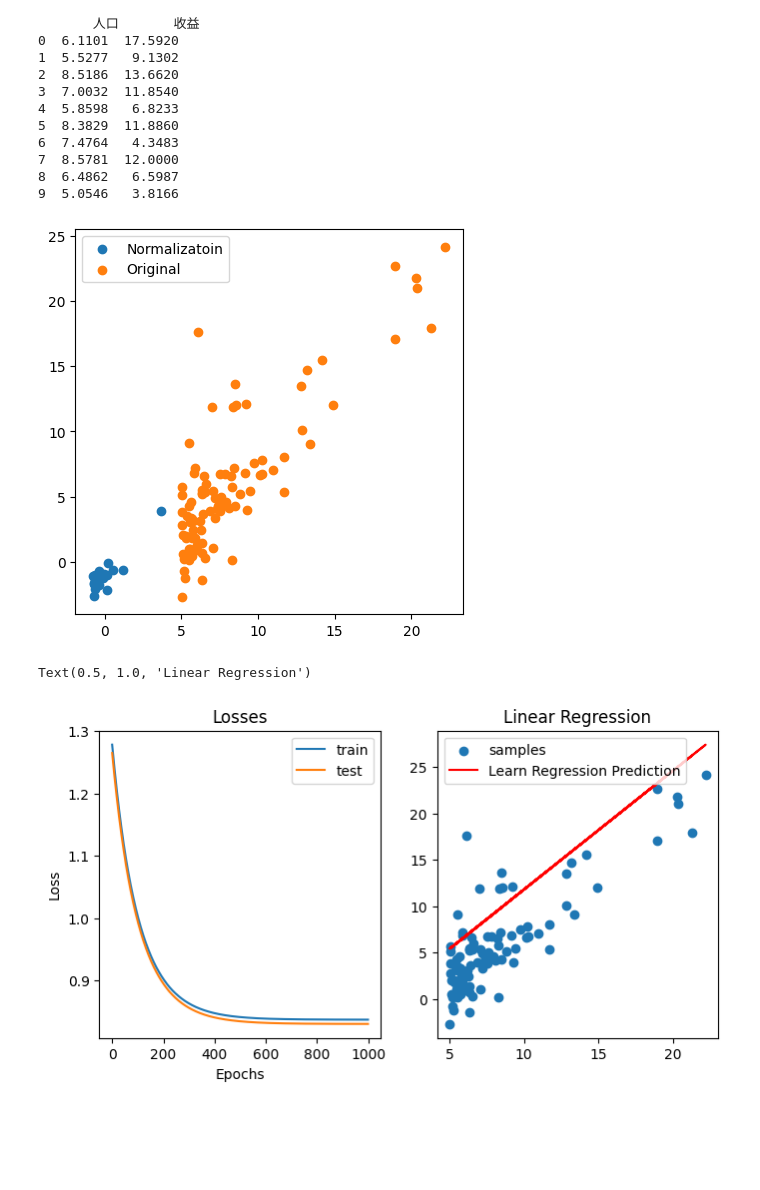
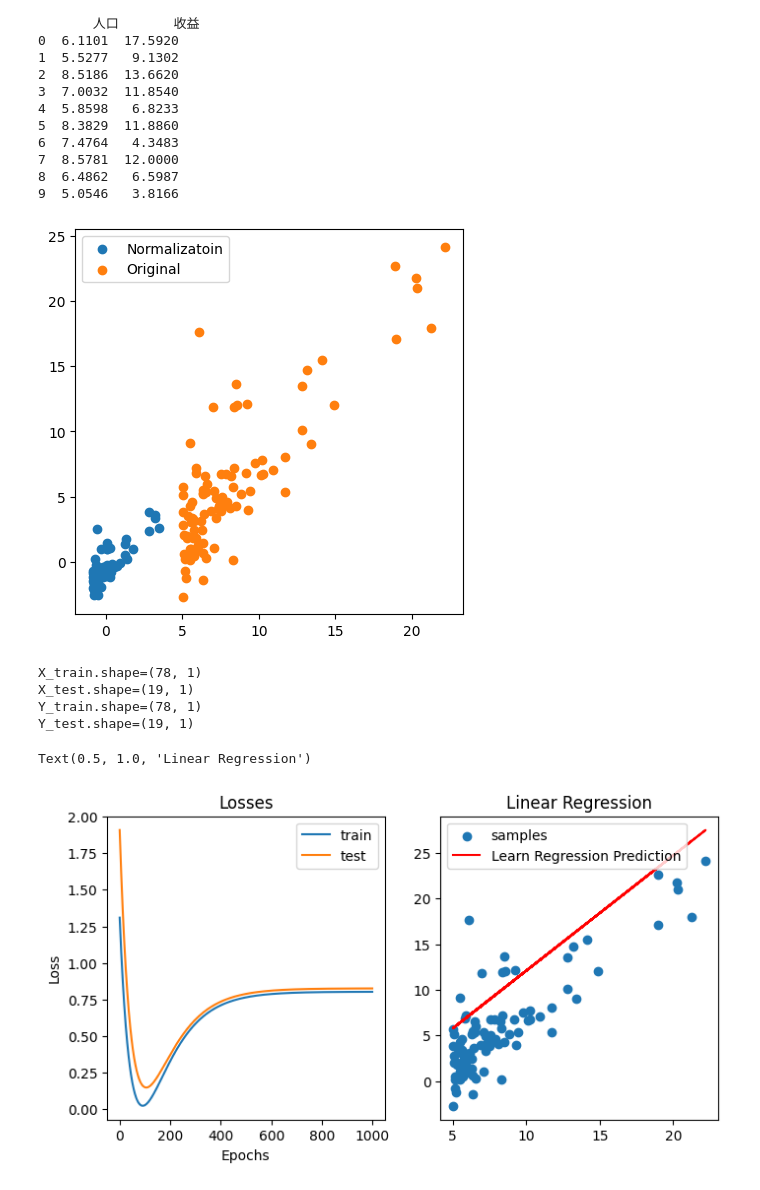
Before and after one commit to roseee-e/ML-homework, a Jupyter notebook: 第三次作业/张丁文_2200170271.ipynb, the cells around one changed output. Saved outputs shown, nothing was run; the diff lists cells and outputs as text; code cells hidden in the pictures; blank space fills up the shorter version.

```diff
--- a/第三次作业/张丁文_2200170271.ipynb
+++ b/第三次作业/张丁文_2200170271.ipynb
@@ -110,32 +110,37 @@ label.shape=(97,)
 # %%
 import matplotlib.pyplot as plt
 from sklearn.model_selection import train_test_split
 
 X = None
 Y = None
 if not isinstance(Feature, np.ndarray) and not isinstance(Y, np.ndarray):
     X = Feature.values.reshape(-1, 1)
     Y = label.values.reshape(-1, 1)
 
-X_train, X_test, Y_train, Y_test = train_test_split(X, Y, test_size=0.8)
+X_test,X_train, Y_test,  Y_train= train_test_split(X, Y, test_size=0.8)
 # normalize data
 X_train_mean = X_train.mean()
 X_train_std = X_train.std()
 X_train = (X_train-X_train_mean)/X_train_std
 X_test = (X_test-X_train_mean)/X_train_std
 Y_train = (Y_train-X_train_mean)/X_train_std
 Y_test = (Y_test-X_train_mean)/X_train_std
 
 train_losses = []
 test_losses = []
 
 plt.figure(figsize=(5, 5))
 plt.scatter(X_train, Y_train, label='Normalizatoin')
 plt.scatter(data['人口'], data['收益'], label='Original')
 plt.legend()
 plt.show()
+print(f'{X_train.shape=}\n{X_test.shape=}\n{Y_train.shape=}\n{Y_test.shape=}')
 # %% [output]
-[figure, old version]
+[figure, new version]
+X_train.shape=(78, 1)
+X_test.shape=(19, 1)
+Y_train.shape=(78, 1)
+Y_test.shape=(19, 1)
 # %%
 from sklearn.model_selection import train_test_split
 import numpy as np
@@ -207,7 +212,7 @@ axis[1].legend(['samples', 'Learn Regression Prediction'])
 axis[1].set_title('Linear Regression')
 # %% [output]
 Text(0.5, 1.0, 'Linear Regression')
-[figure, old version]
+[figure, new version]
 # %%
 # least square fitting
 import sklearn.linear_model
```
Also changed, not shown: parts of 1 cell of this notebook.
